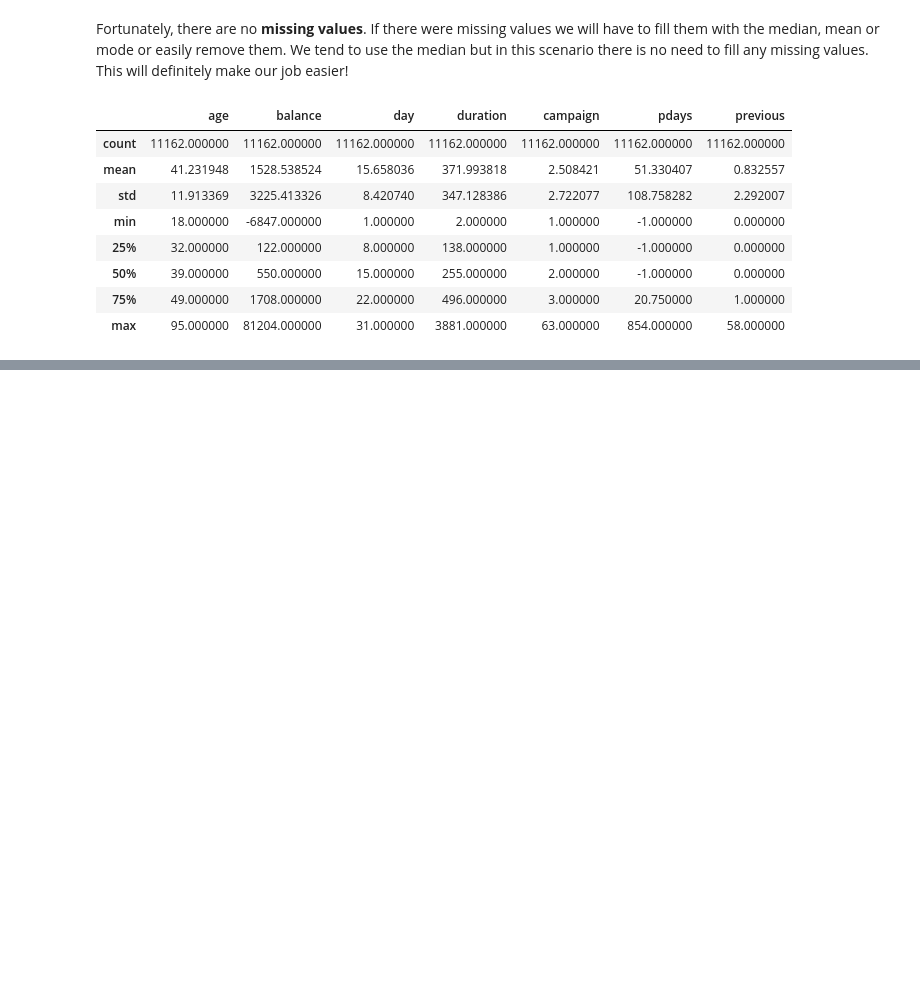
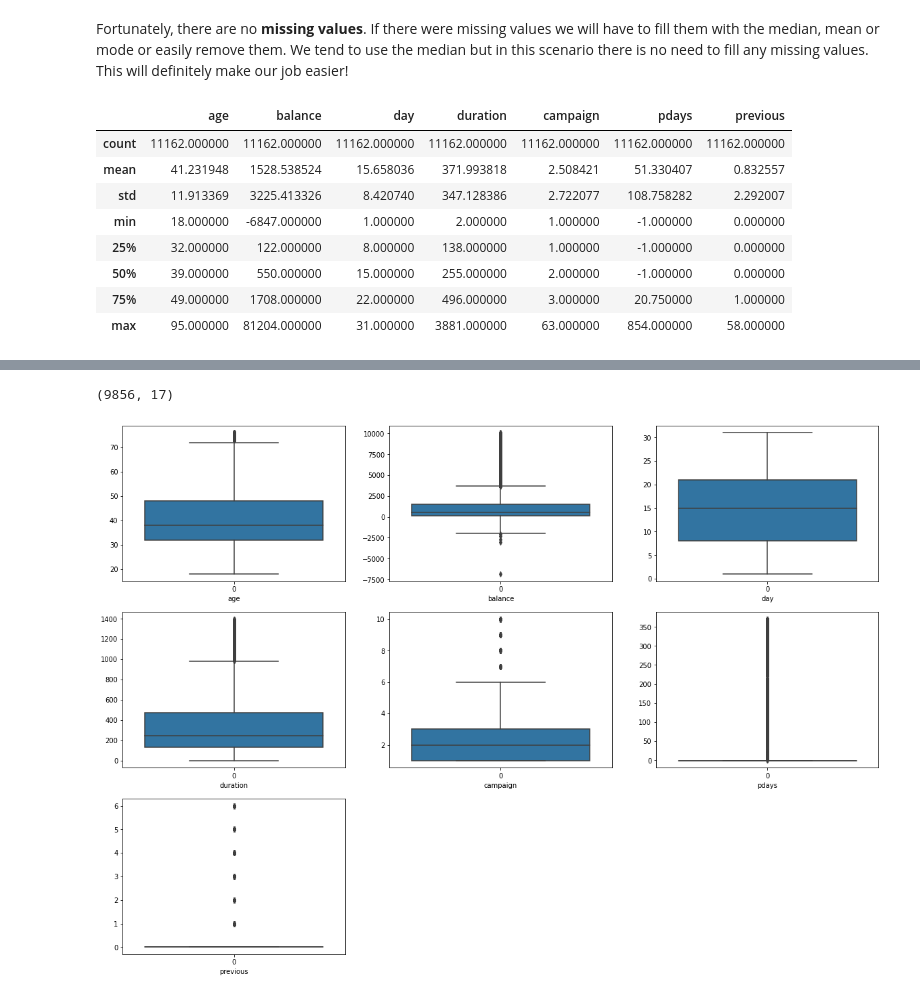
Before and after one commit to Amiirhosseini/Data-Mining-Project, a Jupyter notebook: Bank Marketing Project.ipynb, the cells around one changed output, grey strips where cells are left out. Saved outputs shown, nothing was run; the diff lists cells and outputs as text; code cells hidden in the pictures; blank space fills up the shorter version.

```diff
--- a/Bank Marketing Project.ipynb
+++ b/Bank Marketing Project.ipynb
@@ -90,0 +203,5 @@ Bank.describe()
+# %%
+#find z score for all numerical features
+from scipy import stats
+z = np.abs(stats.zscore(Bank[numerical_features]))
+z
@@ -90,0 +222,22 @@ Bank.describe()
+# %%
+#find the records with z score > 3 and remove them
+Bank_z = Bank[(z < 3).all(axis=1)]
+# %%
+Bank_z.shape
+# %% [output]
+(9856, 17)
+# %%
+#plot the bars again to see the result
+#boxplot on numerical features to find outliers
+numerical_features = [feature for feature in Bank.columns if Bank[feature].dtypes != 'O']
+plt.figure(figsize=(20,60), facecolor='white')
+plotnumber =1
+for numerical_feature in numerical_features:
+    ax = plt.subplot(12,3,plotnumber)
+    sns.boxplot(Bank_z[numerical_feature])
+    plt.xlabel(numerical_feature)
+    plotnumber+=1
+
+plt.show()
+# %% [output]
+[figure, added]
```
Also changed, not shown: parts of 14 cells of this notebook.
